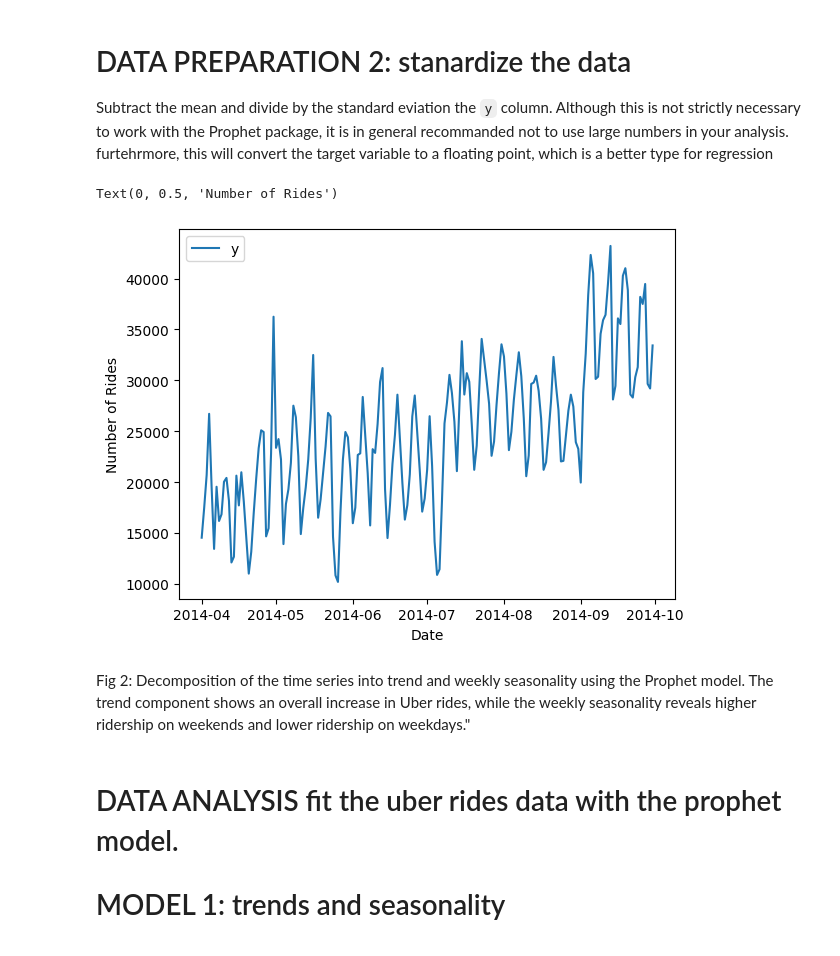
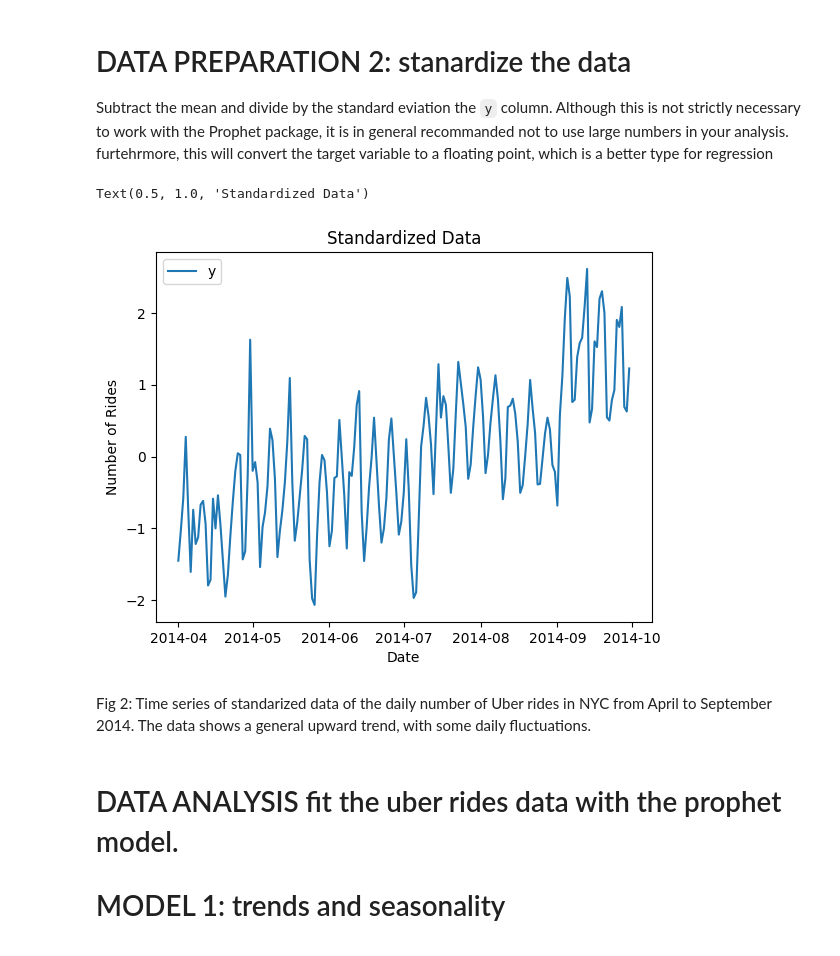
Before and after one commit to mysujan/MLTSA25_SShrestha, a Jupyter notebook: HW3/berprophet_instructions.ipynb, the cells around one changed output. Drawn from its saved outputs; the diff is of its cells as text; code cells hidden in the pictures.

````diff
--- a/HW3/berprophet_instructions.ipynb
+++ b/HW3/berprophet_instructions.ipynb
@@ -130,14 +148,16 @@ Fig 1: Time series of the daily number of Uber rides in NYC from April to Septem
 # DATA PREPARATION 2: stanardize the data
 Subtract the mean and divide by the standard eviation the ```y``` column. Although this is not strictly necessary to work with the Prophet package, it is in general recommanded not to use large numbers in your analysis. furtehrmore, this will convert the target variable to a floating point, which is a better type for regression
 # %%
+uberbyday["y"] = (uberbyday["y"] - uberbyday["y"].mean()) / uberbyday["y"].std()
 uberbyday.plot(x="ds", y="y");
 pl.xlabel('Date')
 pl.ylabel('Number of Rides')
+pl.title('Standardized Data')
 # %% [output]
-Text(0, 0.5, 'Number of Rides')
+Text(0.5, 1.0, 'Standardized Data')
-[figure, old version]
+[figure, new version]
-# %% [markdown]
-Fig 2: Decomposition of the time series into trend and weekly seasonality using the Prophet model. The trend component shows an overall increase in Uber rides, while the weekly seasonality reveals higher ridership on weekends and lower ridership on weekdays."
+# %% [markdown]
+Fig 2: Time series of standarized data of the daily number of Uber rides in NYC from April to September 2014. The data shows a general upward trend, with some daily fluctuations.
 # %% [markdown]
 # DATA ANALYSIS fit the uber rides data with the prophet model.
 # MODEL 1: trends and seasonality
````
Also changed, not shown: parts of 21 cells of this notebook.
